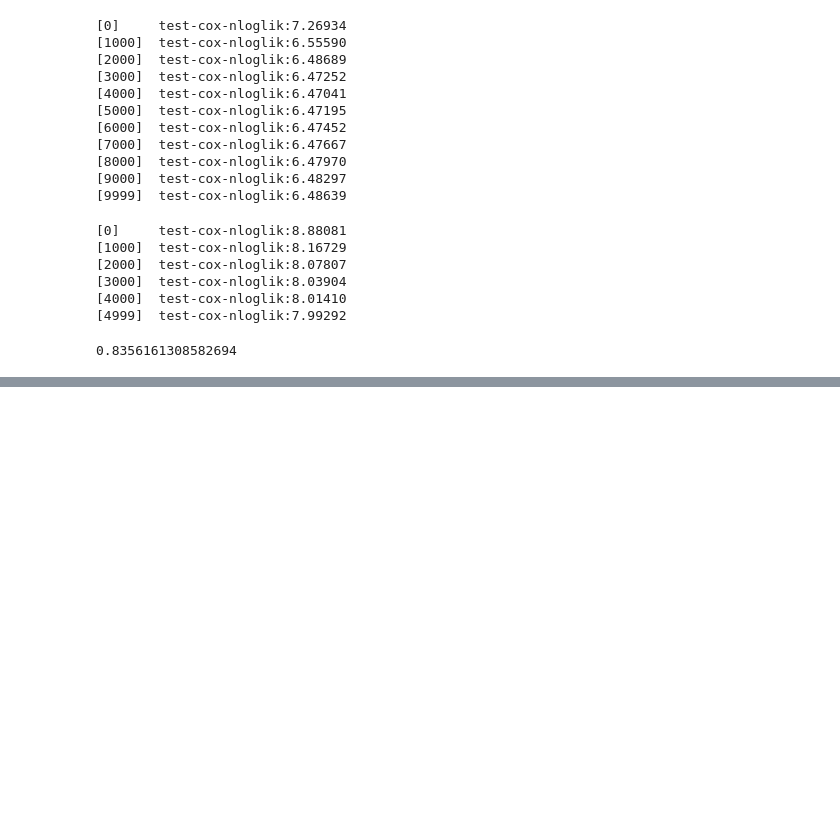
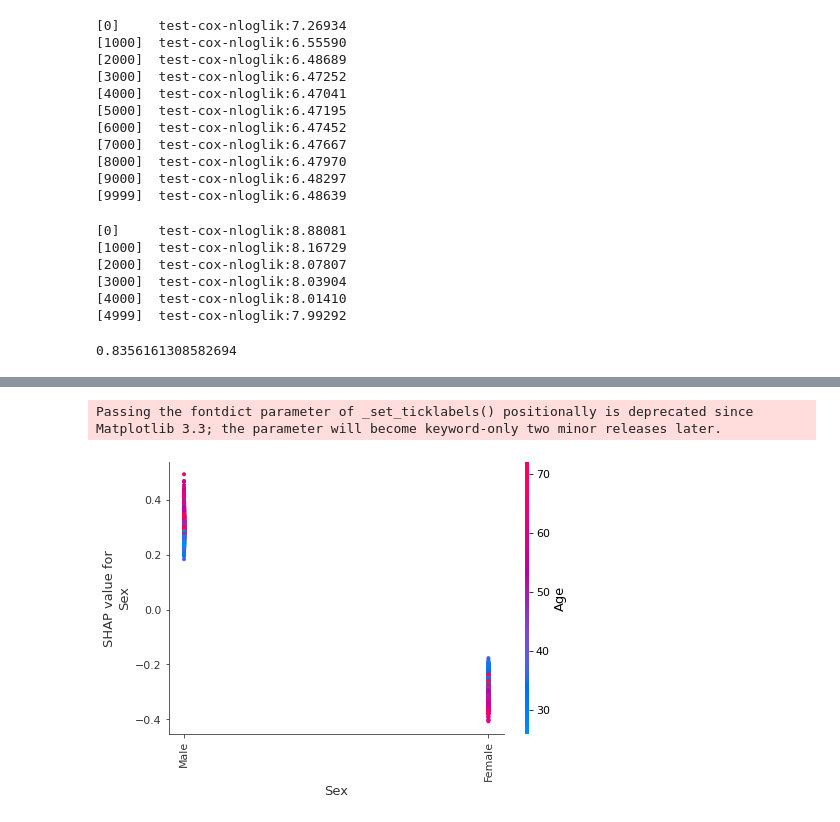
Before and after one commit to JaaLynch/nh-shap, a Jupyter notebook: nh-shap.ipynb, the cells around one changed output, grey strips where cells are left out. Saved outputs shown, nothing was run; the diff lists cells and outputs as text; code cells hidden in the pictures; blank space fills up the shorter version.

```diff
--- a/nh-shap.ipynb
+++ b/nh-shap.ipynb
@@ -93,0 +115,6 @@ shap.summary_plot(shap_values, X)
+# %%
+# display_features argument allows 'Male' and 'Female' to show up instaed of "0" and "1"
+shap.dependence_plot("Sex", shap_values, X, display_features=X_display)
+# %% [output]
+Passing the fontdict parameter of _set_ticklabels() positionally is deprecated since Matplotlib 3.3; the parameter will become keyword-only two minor releases later.
+[figure, added]
```
Also changed, not shown: parts of 22 cells of this notebook, 1 other file.
